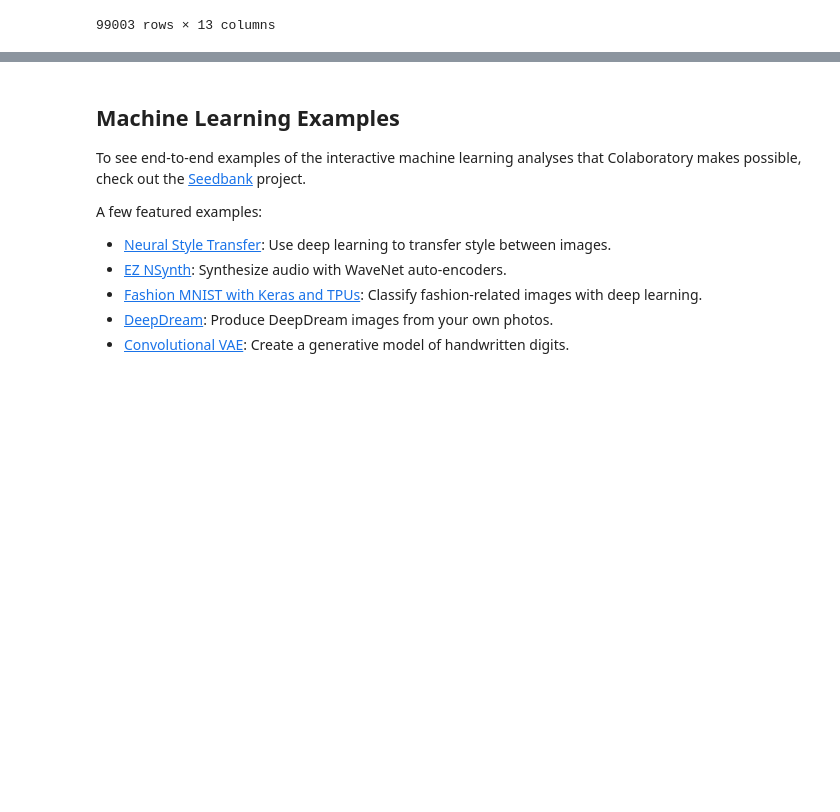
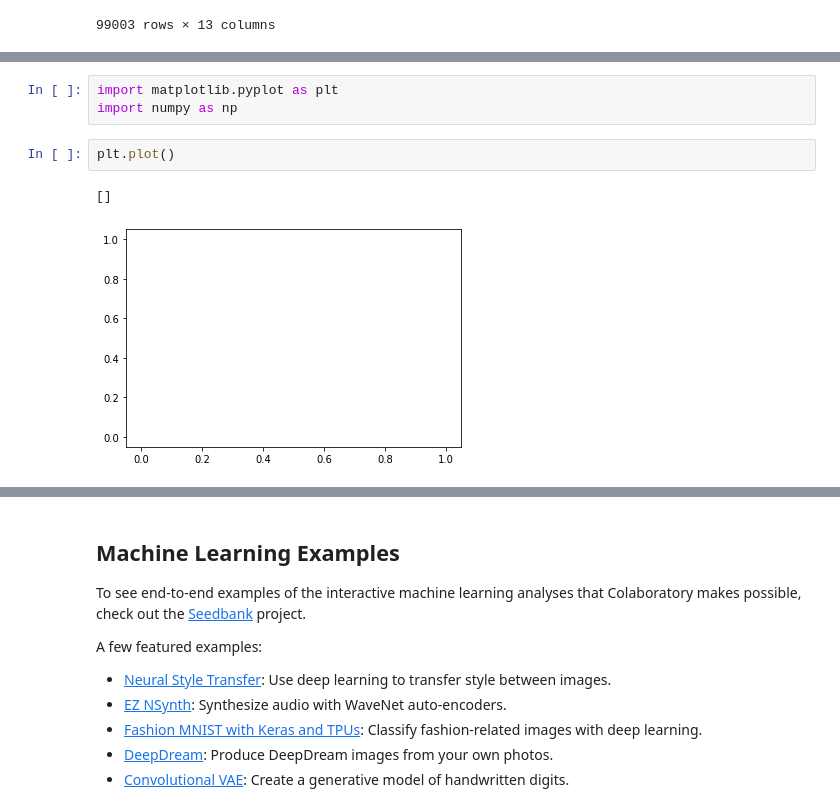
Before and after one commit to 19PA1A0474/code-era, a Jupyter notebook: HEADACHE2.ipynb, the cells around one changed output, grey strips where cells are left out. Drawn from its saved outputs; the diff is of its cells as text; blank space fills up the shorter version.

```diff
--- a/HEADACHE2.ipynb
+++ b/HEADACHE2.ipynb
@@ -241,0 +524,8 @@ fb.isna()
+# %%
+import matplotlib.pyplot as plt
+import numpy as np
+# %%
+plt.plot()
+# %% [output]
+[]
+[figure, added]
```
Also changed, not shown: parts of 32 cells of this notebook.
